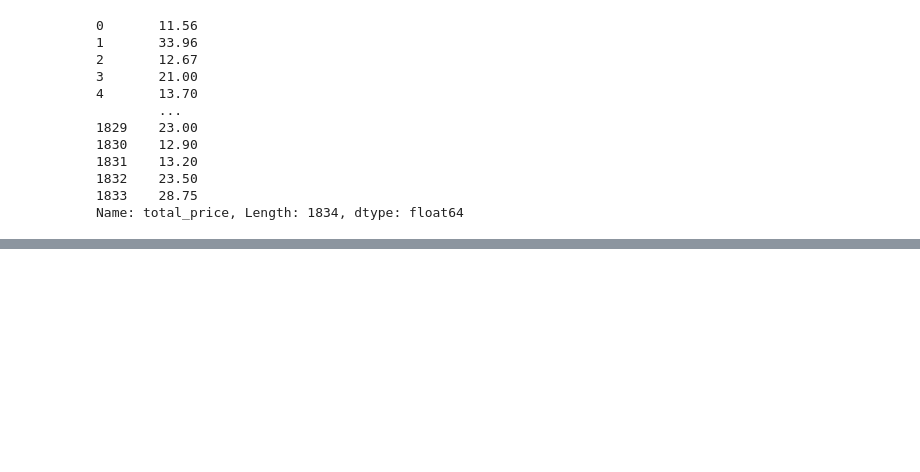
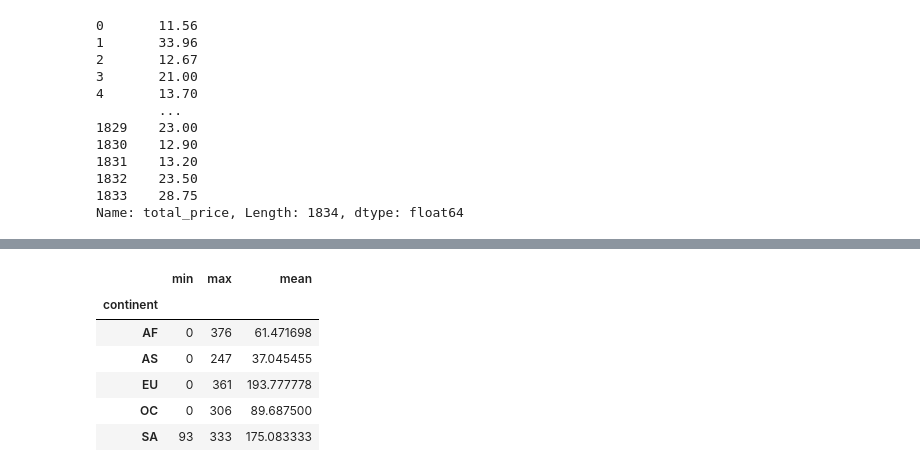
Before and after one commit to Bianca008/IDS_Lixandru_Pepene, a Jupyter notebook: Laborator4/Laborator4.ipynb, the cells around one changed output, grey strips where cells are left out. Cells and saved outputs as stored; diff of their text form; code cells hidden in the pictures; blank space fills up the shorter version.

```diff
--- a/Laborator4/Laborator4.ipynb
+++ b/Laborator4/Laborator4.ipynb
@@ -261,0 +319,12 @@ Name: total_price, Length: 1834, dtype: float64
+# %%
+#C Sa se tipareasca min, max, media pentru consumul de bere pe fiecare continent. Folositi functia agg.
+
+continent_df.beer_servings.aggregate(['min', 'max', 'mean'])
+# %% [output]
+|  | min | max | mean |
+| continent |  |  |  |
+| AF | 0 | 376 | 61.471698 |
+| AS | 0 | 247 | 37.045455 |
+| EU | 0 | 361 | 193.777778 |
+| OC | 0 | 306 | 89.687500 |
+| SA | 93 | 333 | 175.083333 |
```
Also changed, not shown: parts of 5 cells of this notebook, 1 other file.
